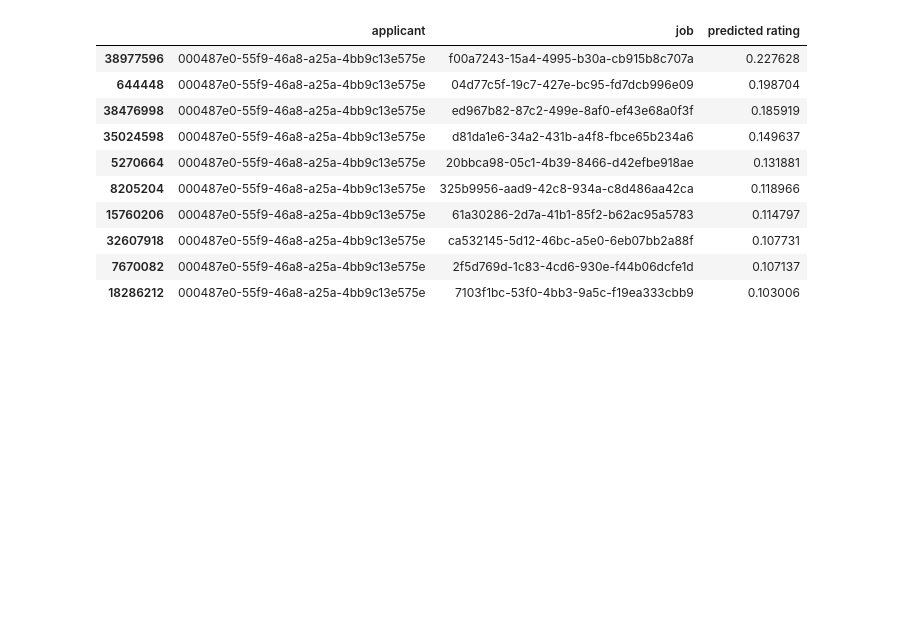
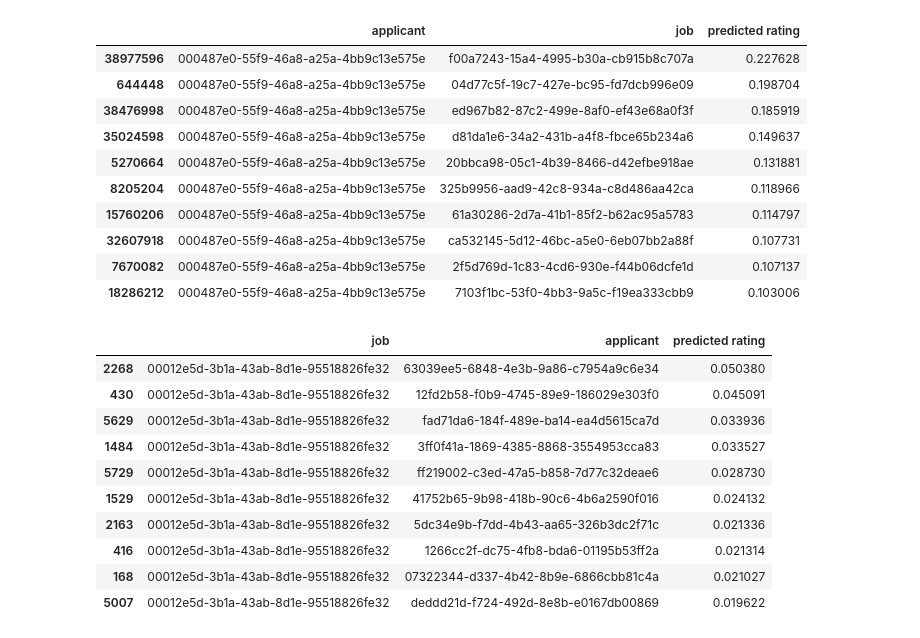
Before and after one commit to M0RR15P0/Recommender-System-applicant-job, a Jupyter notebook: Recommender System (applicant & job).ipynb, the cells around one changed output. Drawn from its saved outputs; the diff is of its cells as text; code cells hidden in the pictures; blank space fills up the shorter version.

```diff
--- a/Recommender System (applicant & job).ipynb
+++ b/Recommender System (applicant & job).ipynb
@@ -217,3 +216,24 @@ cf_preds_list_single.head(10)
 | 32607918 | 000487e0-55f9-46a8-a25a-4bb9c13e575e | ca532145-5d12-46bc-a5e0-6eb07bb2a88f | 0.107731 |
 | 7670082 | 000487e0-55f9-46a8-a25a-4bb9c13e575e | 2f5d769d-1c83-4cd6-930e-f44b06dcfe1d | 0.107137 |
 | 18286212 | 000487e0-55f9-46a8-a25a-4bb9c13e575e | 7103f1bc-53f0-4bb3-9a5c-f19ea333cbb9 | 0.103006 |
+# %%
+# Reduce the List to a job (00012e5d-3b1a-43ab-8d1e-95518826fe32) and get the predicted rating
+def get_single_job_pred(x):
+    cf_preds_list_single = cf_preds_list[cf_preds_list['job']==x]
+    cf_preds_list_single = cf_preds_list_single.sort_values(by=['predicted rating'],ascending=False)
+    cf_preds_list_single = cf_preds_list_single[['job','applicant','predicted rating']]
+    return cf_preds_list_single
+cf_preds_list_single = get_single_job_pred("00012e5d-3b1a-43ab-8d1e-95518826fe32")
+cf_preds_list_single.head(10)
+# %% [output]
+|  | job | applicant | predicted rating |
+| 2268 | 00012e5d-3b1a-43ab-8d1e-95518826fe32 | 63039ee5-6848-4e3b-9a86-c7954a9c6e34 | 0.050380 |
+| 430 | 00012e5d-3b1a-43ab-8d1e-95518826fe32 | 12fd2b58-f0b9-4745-89e9-186029e303f0 | 0.045091 |
+| 5629 | 00012e5d-3b1a-43ab-8d1e-95518826fe32 | fad71da6-184f-489e-ba14-ea4d5615ca7d | 0.033936 |
+| 1484 | 00012e5d-3b1a-43ab-8d1e-95518826fe32 | 3ff0f41a-1869-4385-8868-3554953cca83 | 0.033527 |
+| 5729 | 00012e5d-3b1a-43ab-8d1e-95518826fe32 | ff219002-c3ed-47a5-b858-7d77c32deae6 | 0.028730 |
+| 1529 | 00012e5d-3b1a-43ab-8d1e-95518826fe32 | 41752b65-9b98-418b-90c6-4b6a2590f016 | 0.024132 |
+| 2163 | 00012e5d-3b1a-43ab-8d1e-95518826fe32 | 5dc34e9b-f7dd-4b43-aa65-326b3dc2f71c | 0.021336 |
+| 416 | 00012e5d-3b1a-43ab-8d1e-95518826fe32 | 1266cc2f-dc75-4fb8-bda6-01195b53ff2a | 0.021314 |
+| 168 | 00012e5d-3b1a-43ab-8d1e-95518826fe32 | 07322344-d337-4b42-8b9e-6866cbb81c4a | 0.021027 |
+| 5007 | 00012e5d-3b1a-43ab-8d1e-95518826fe32 | deddd21d-f724-492d-8e8b-e0167db00869 | 0.019622 |
```
Also changed, not shown: parts of 1 cell of this notebook.
